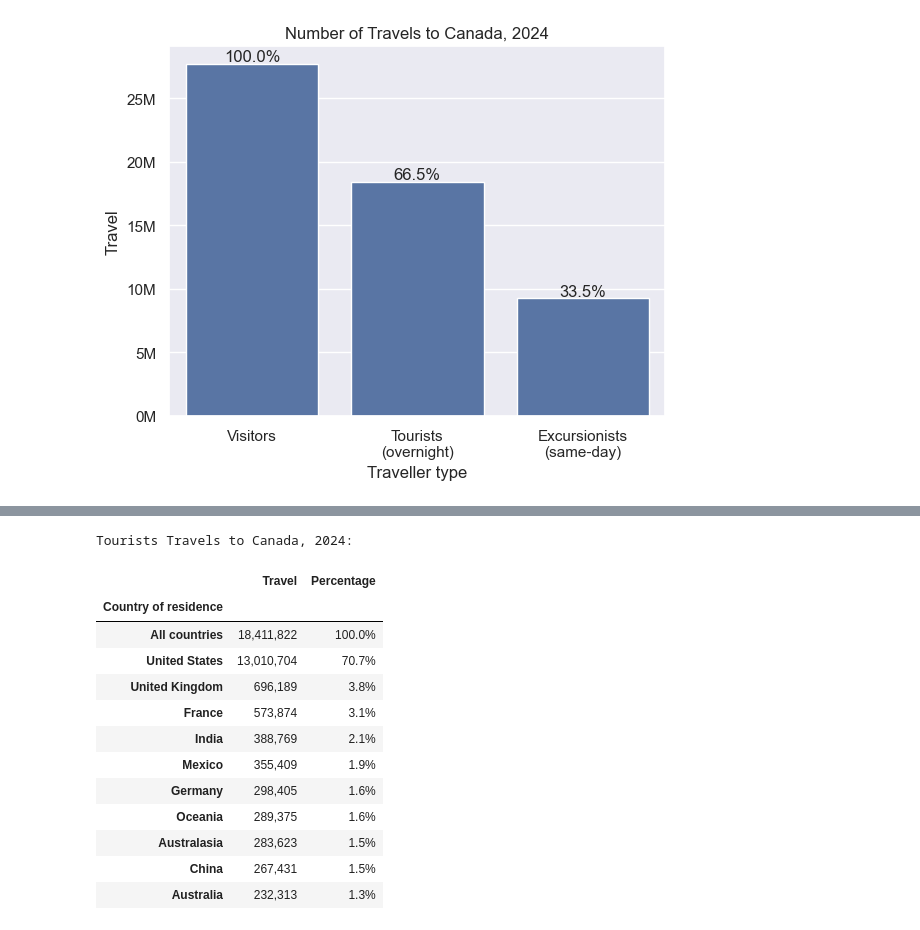
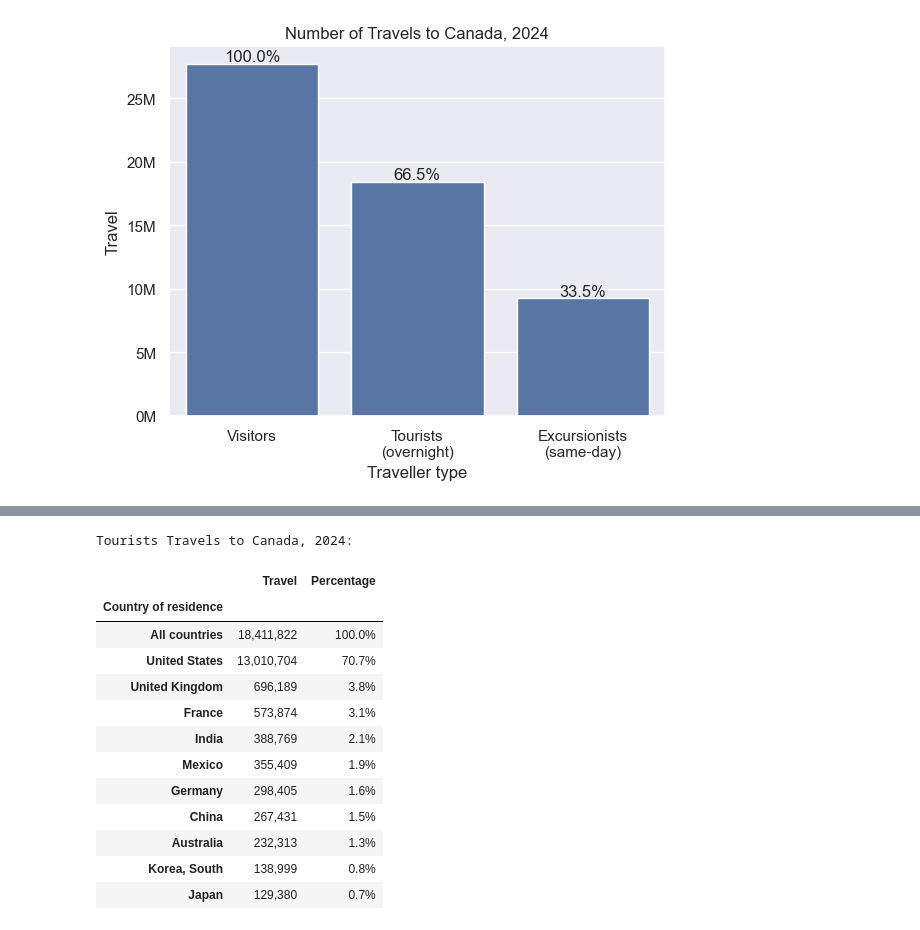
Before and after one commit to mahdi-ghafarian/data-analysis, a Jupyter notebook: tourism/frontier-counts.ipynb, the cells around one changed output, grey strips where cells are left out. Saved outputs shown, nothing was run; the diff lists cells and outputs as text; code cells hidden in the pictures.

```diff
--- a/tourism/frontier-counts.ipynb
+++ b/tourism/frontier-counts.ipynb
@@ -220,36 +222,39 @@ cond3 = ~((df['Country of residence'] == 'Other than United States') | \
         (df['Country of residence'] == 'Africa') | \
         (df['Country of residence'] == 'Caribbean') | \
         (df['Country of residence'] == 'Central/Eastern Europe') | \
-        (df['Country of residence'] == 'Middle East'))
+        (df['Country of residence'] == 'Middle East') | \
+        (df['Country of residence'] == 'Australasia') | \
+        (df['Country of residence'] == 'Oceania')
+        )
 
 
 df1 = df[cond1 & cond2 & cond3]
 df2 = pd.DataFrame(df1.groupby('Country of residence')['Travel'].sum().nlargest(11).
         sort_values(ascending=False))
 #total and percentage
 total = df2.iloc[0]['Travel']
 df2['Percentage'] = df2['Travel']/total
 
 #styling
 styler = df2.style.format({
     'Travel': '{:,.0f}',       # Thousands separator with no decimal places
     'Percentage': '{:.1%}'     # Format as percentage with 2 decimal places
 })
 
 print('Tourists Travels to Canada, 2024:\n')
 display(styler)
 # %% [output]
 Tourists Travels to Canada, 2024:
 |  | Travel | Percentage |
 | Country of residence |  |  |
 | All countries | 18,411,822 | 100.0% |
 | United States | 13,010,704 | 70.7% |
 | United Kingdom | 696,189 | 3.8% |
 | France | 573,874 | 3.1% |
 | India | 388,769 | 2.1% |
 | Mexico | 355,409 | 1.9% |
 | Germany | 298,405 | 1.6% |
-| Oceania | 289,375 | 1.6% |
-| Australasia | 283,623 | 1.5% |
 | China | 267,431 | 1.5% |
 | Australia | 232,313 | 1.3% |
+| Korea, South | 138,999 | 0.8% |
+| Japan | 129,380 | 0.7% |
```
Also changed, not shown: parts of 1 cell of this notebook.
